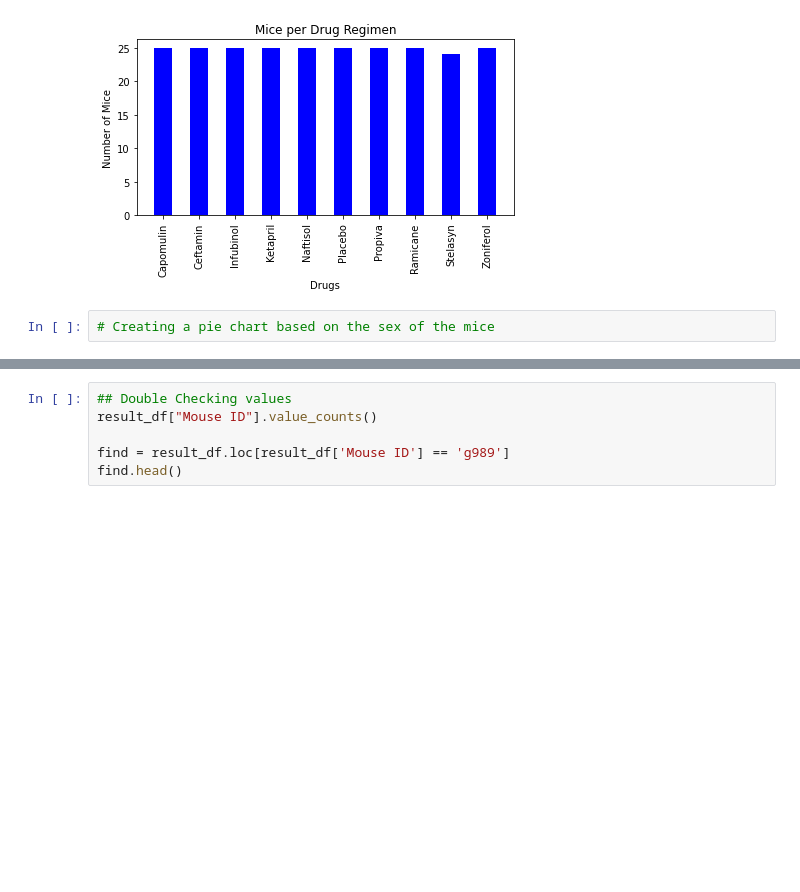
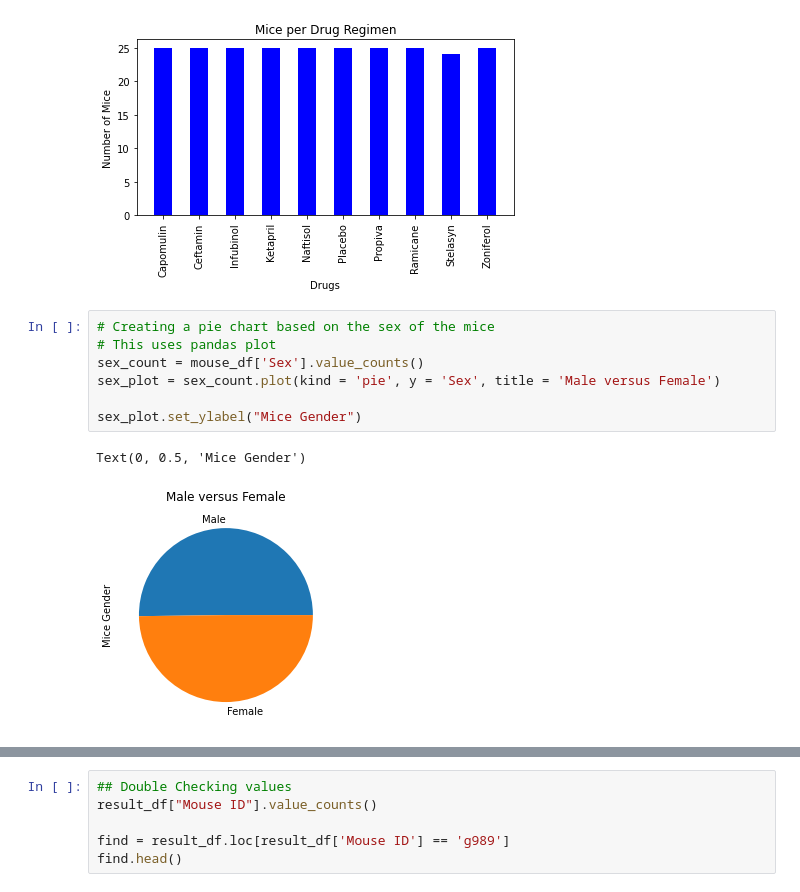
Before and after one commit to kplam624/Mice-Drug-Analysis, a Jupyter notebook: Submission/main.ipynb, the cells around one changed output, grey strips where cells are left out. Drawn from its saved outputs; the diff is of its cells as text; blank space fills up the shorter version.

```diff
--- a/Submission/main.ipynb
+++ b/Submission/main.ipynb
@@ -168,3 +162,11 @@ plt.show()
 [figure]
 # %%
 # Creating a pie chart based on the sex of the mice
+# This uses pandas plot
+sex_count = mouse_df['Sex'].value_counts()
+sex_plot = sex_count.plot(kind = 'pie', y = 'Sex', title = 'Male versus Female')
+
+sex_plot.set_ylabel("Mice Gender")
+# %% [output]
+Text(0, 0.5, 'Mice Gender')
+[figure, added]
```
Also changed, not shown: parts of 5 cells of this notebook.
